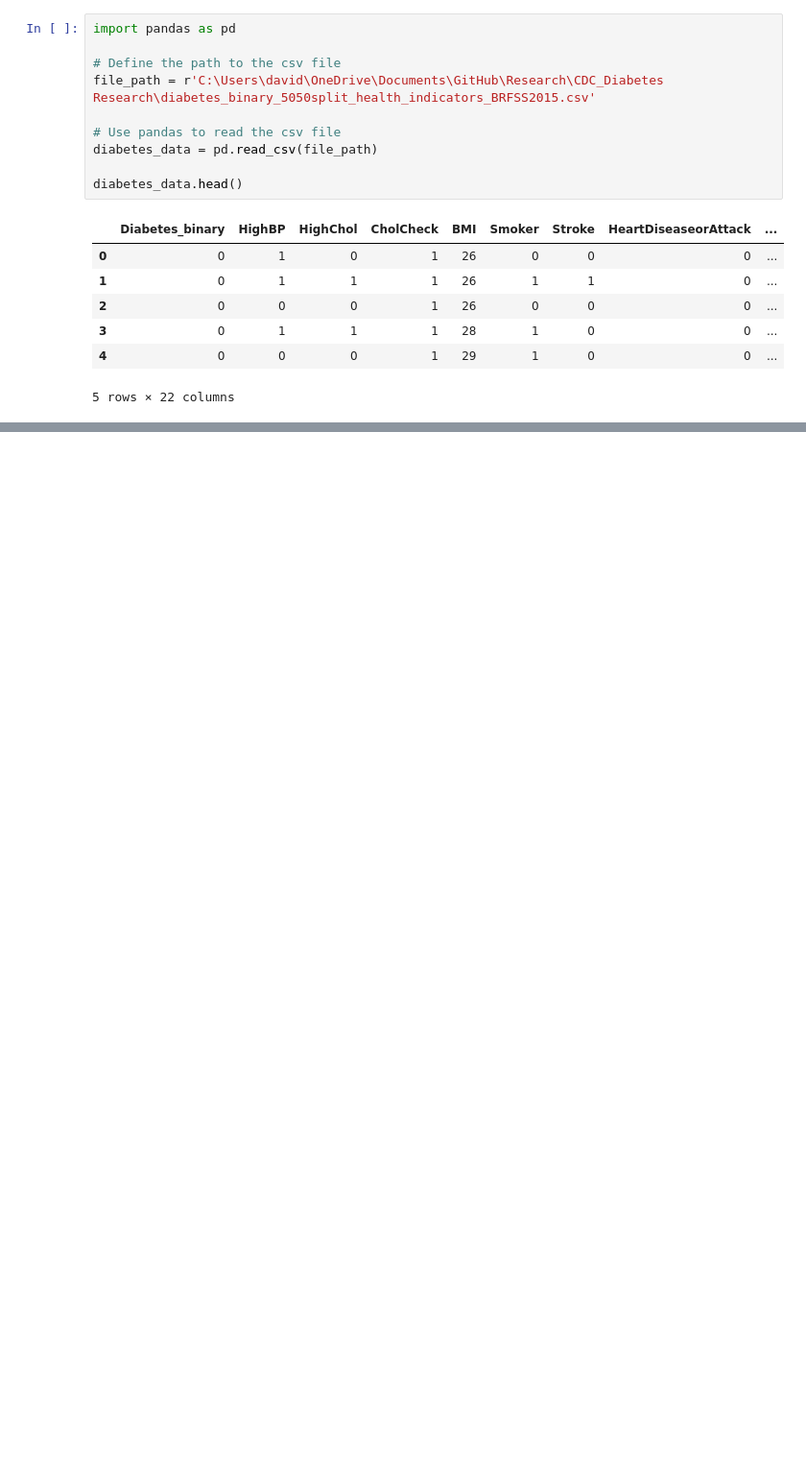
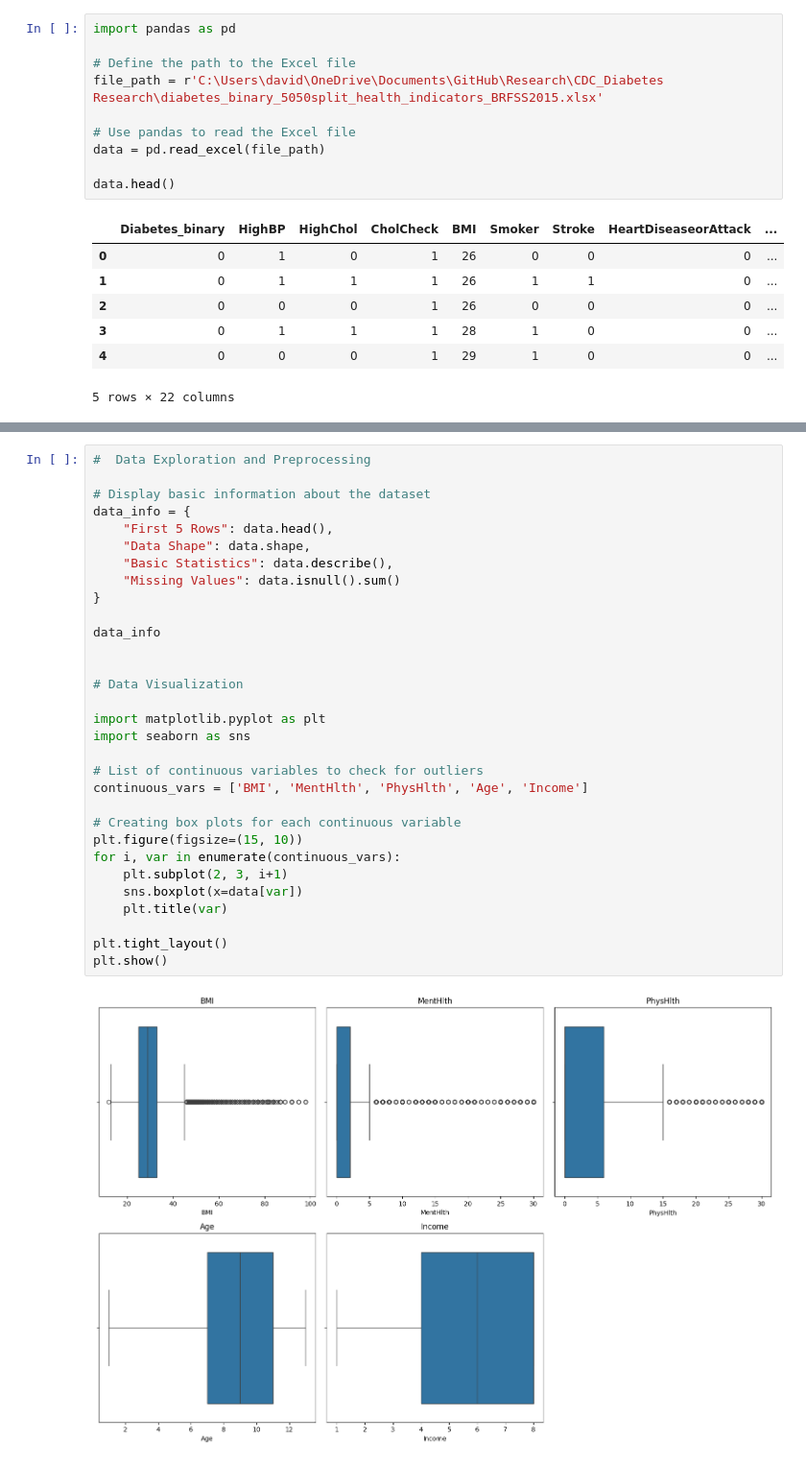
Before and after one commit to DaveShevy/Research, a Jupyter notebook: CDC_Diabetes Research/CDC_Diabetes_Health_Indicators.ipynb, the cells around one changed output, grey strips where cells are left out. Shown: that part at 96% size. Drawn from its saved outputs; the diff is of its cells as text; blank space fills up the shorter version.

```diff
--- a/CDC_Diabetes Research/CDC_Diabetes_Health_Indicators.ipynb
+++ b/CDC_Diabetes Research/CDC_Diabetes_Health_Indicators.ipynb
@@ -85,13 +82,13 @@ https://www.cdc.gov/pcd/issues/2019/19_0109.htm
 # %%
 import pandas as pd
 
-# Define the path to the csv file
-file_path = r'C:\Users\david\OneDrive\Documents\GitHub\Research\CDC_Diabetes Research\diabetes_binary_5050split_health_indicators_BRFSS2015.csv'
+# Define the path to the Excel file
+file_path = r'C:\Users\david\OneDrive\Documents\GitHub\Research\CDC_Diabetes Research\diabetes_binary_5050split_health_indicators_BRFSS2015.xlsx'
 
-# Use pandas to read the csv file
-diabetes_data = pd.read_csv(file_path)
+# Use pandas to read the Excel file
+data = pd.read_excel(file_path)
 
-diabetes_data.head()
+data.head()
 # %% [output]
 |  | Diabetes_binary | HighBP | HighChol | CholCheck | BMI | Smoker | Stroke | HeartDiseaseorAttack | ... |
 | 0 | 0 | 1 | 0 | 1 | 26 | 0 | 0 | 0 | ... |
@@ -149,0 +100,33 @@ memory usage: 11.9 MB
+# %%
+#  Data Exploration and Preprocessing
+
+# Display basic information about the dataset
+data_info = {
+    "First 5 Rows": data.head(),
+    "Data Shape": data.shape,
+    "Basic Statistics": data.describe(),
+    "Missing Values": data.isnull().sum()
+}
+
+data_info
+
+
+# Data Visualization
+
+import matplotlib.pyplot as plt
+import seaborn as sns
+
+# List of continuous variables to check for outliers
+continuous_vars = ['BMI', 'MentHlth', 'PhysHlth', 'Age', 'Income']
+
+# Creating box plots for each continuous variable
+plt.figure(figsize=(15, 10))
+for i, var in enumerate(continuous_vars):
+    plt.subplot(2, 3, i+1)
+    sns.boxplot(x=data[var])
+    plt.title(var)
+
+plt.tight_layout()
+plt.show()
+# %% [output]
+[figure, added]
```
Also changed, not shown: parts of 11 cells of this notebook, 5 other files.
